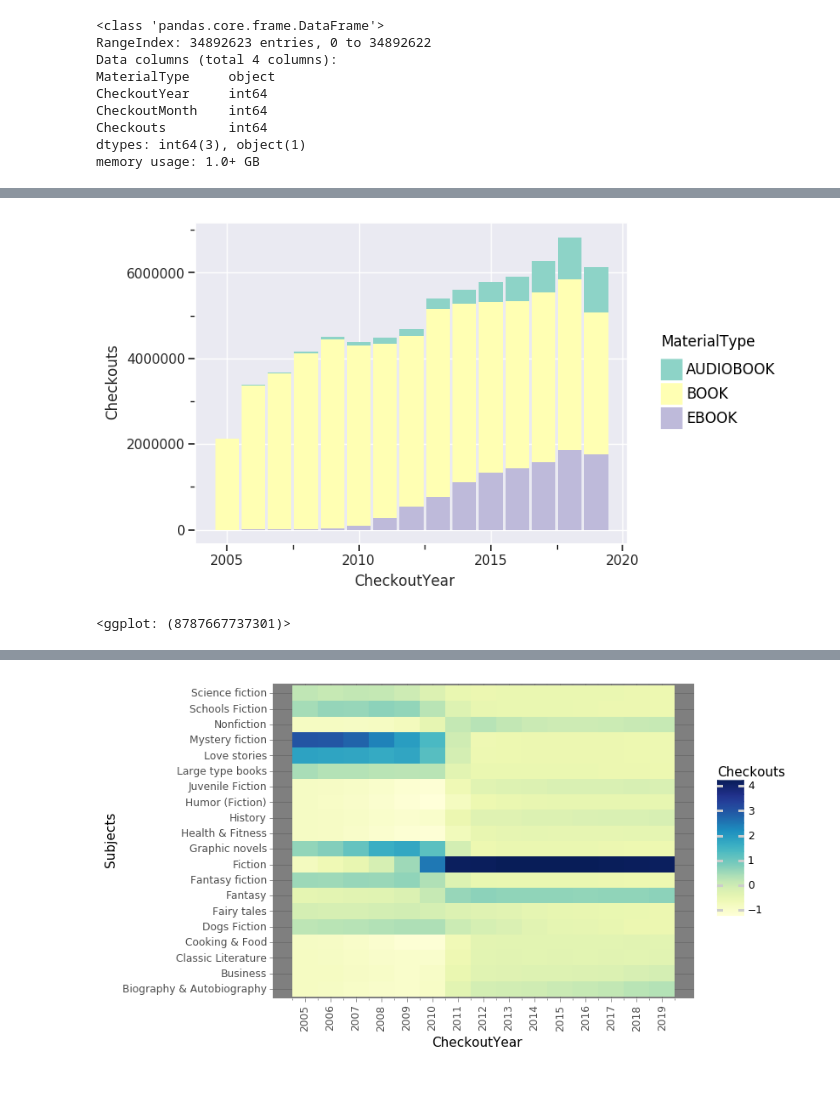
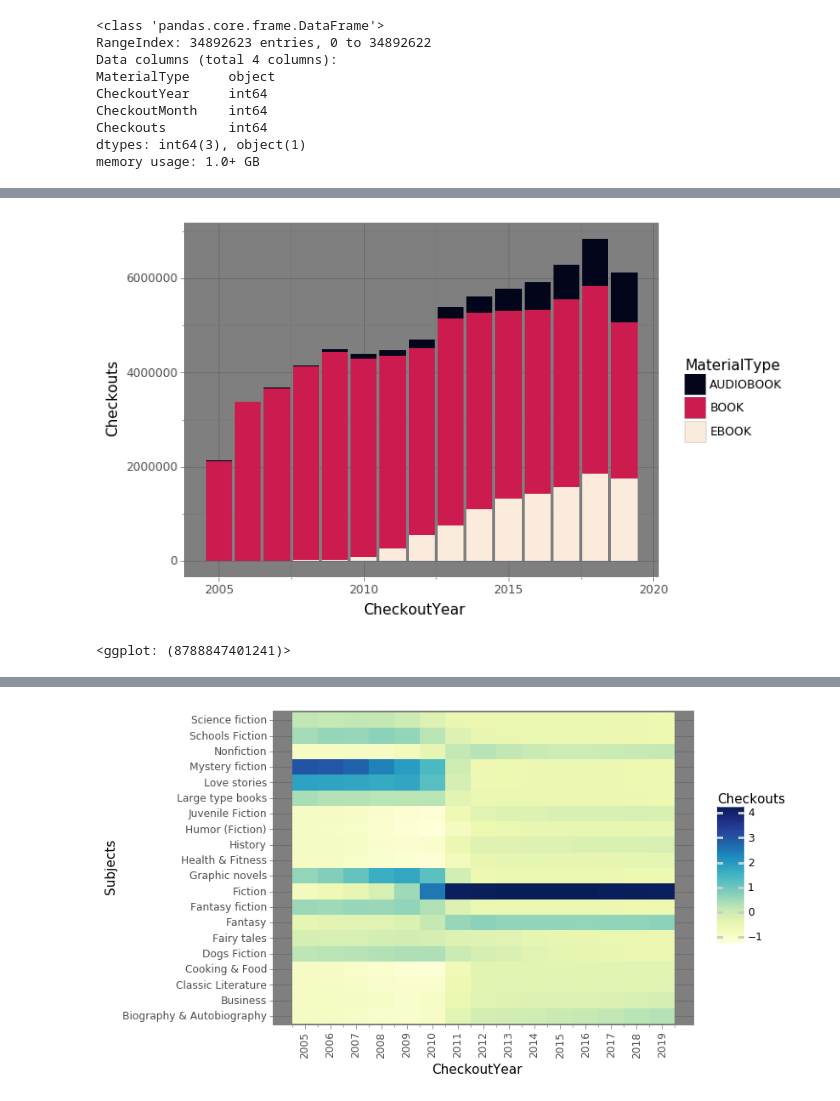
Before and after one commit to rishikanthc/Data-Stories, a Jupyter notebook: seattle-library/exploratory analysis.ipynb, the cells around one changed output, grey strips where cells are left out. Drawn from its saved outputs; the diff is of its cells as text; code cells hidden in the pictures.

```diff
--- a/seattle-library/exploratory analysis.ipynb
+++ b/seattle-library/exploratory analysis.ipynb
@@ -67,13 +67,14 @@ df = (checkouts[filt1 | filt2 | filt3]
 # %%
 (ggplot(df)
  + aes(x='CheckoutYear', y='Checkouts', fill='MaterialType')
  + geom_bar(stat='identity')
- + theme_seaborn()
- + scale_fill_brewer(type='qual', palette='Set3')
+ + theme_dark()
+ + scale_fill_cmap_d('rocket')
+#  + scale_fill_brewer(type='qual', palette='Set3')
 )
 # %% [output]
-[figure, old version]
+[figure, new version]
-<ggplot: (8787667737301)>
+<ggplot: (8788847401241)>
 # %%
 df = (checkouts
       .groupby(['CheckoutYear','CheckoutMonth'])
```
Also changed, not shown: parts of 41 cells of this notebook.
